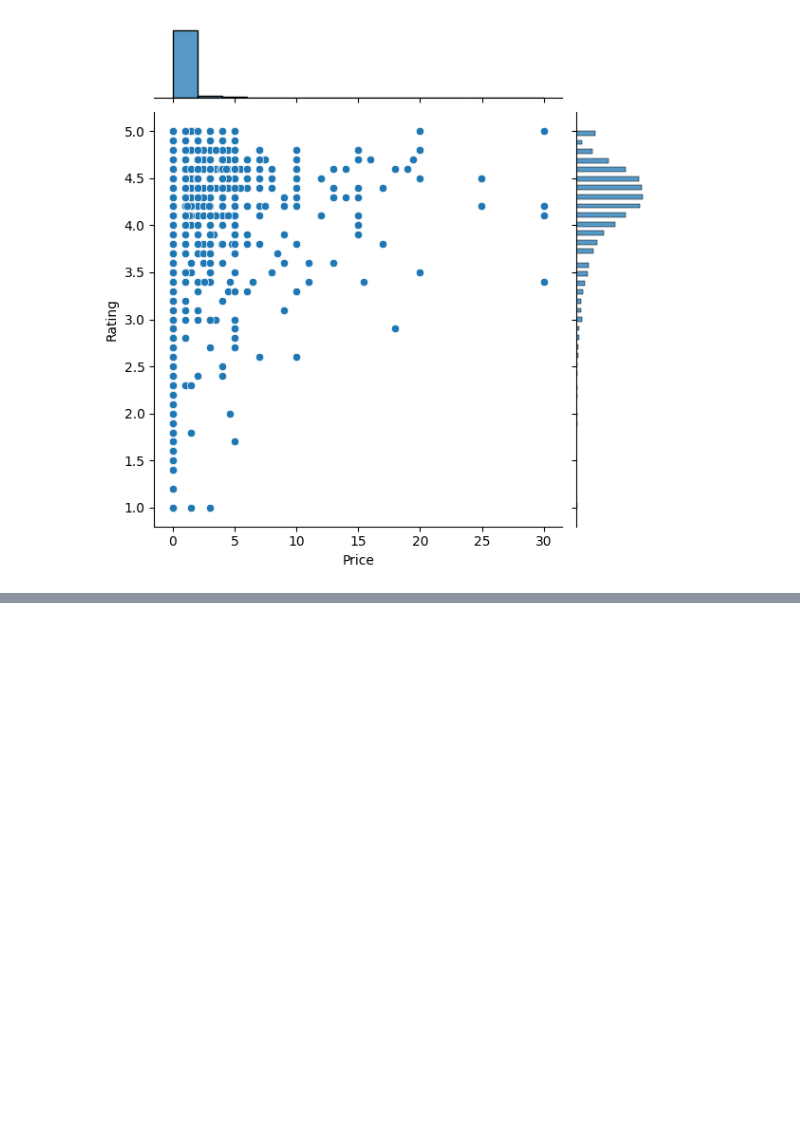
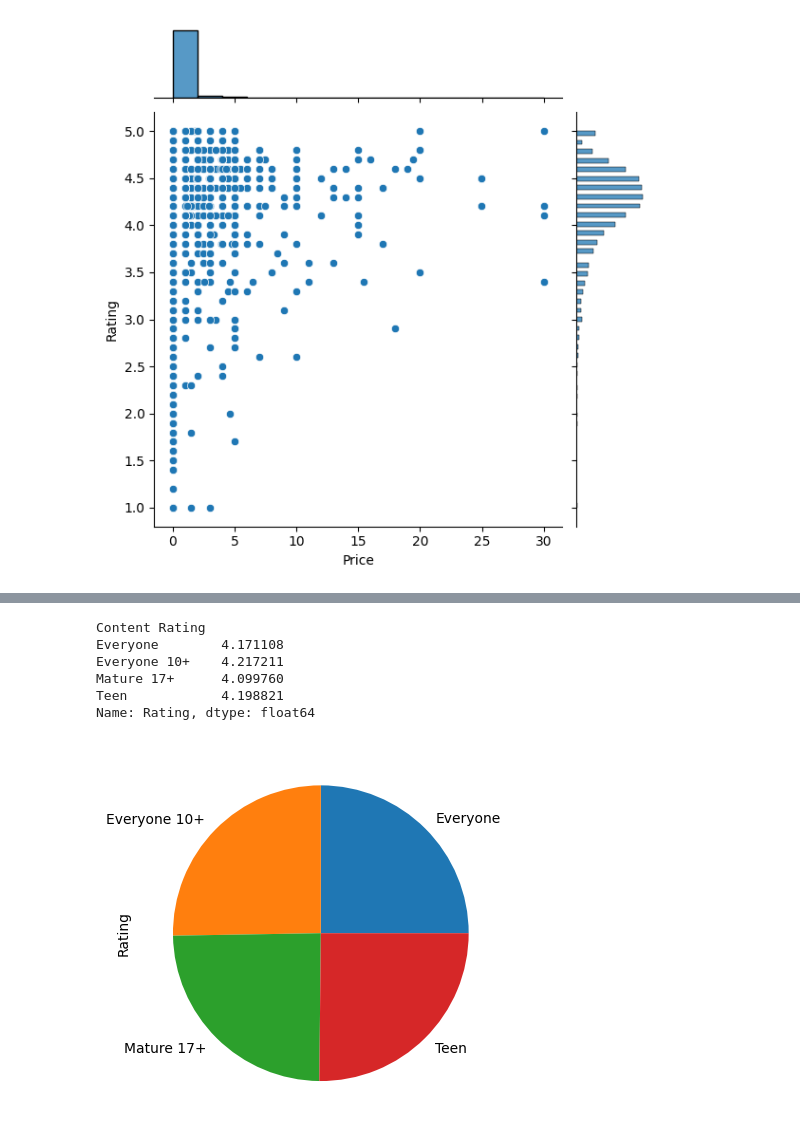
Before and after one commit to sumukhbhandarkar/ds-ai-ml-iiit-bangalore, a Jupyter notebook: sql-stats-essentials/M2-Data Visualization using Python/Data Viz using Seaborn/case_study-continued.ipynb, the cells around one changed output, grey strips where cells are left out. Drawn from its saved outputs; the diff is of its cells as text; code cells hidden in the pictures; blank space fills up the shorter version.

```diff
--- a/sql-stats-essentials/M2-Data Visualization using Python/Data Viz using Seaborn/case_study-continued.ipynb
+++ b/sql-stats-essentials/M2-Data Visualization using Python/Data Viz using Seaborn/case_study-continued.ipynb
@@ -902,0 +922,14 @@ plt.show()
+# %%
+data1.groupby(['Content Rating'])['Rating'].mean()
+# %% [output]
+Content Rating
+Everyone        4.171108
+Everyone 10+    4.217211
+Mature 17+      4.099760
+Teen            4.198821
+Name: Rating, dtype: float64
+# %%
+data1.groupby(['Content Rating'])['Rating'].mean().plot.pie()
+plt.show()
+# %% [output]
+[figure, added]
```
Also changed, not shown: parts of 41 cells of this notebook.
